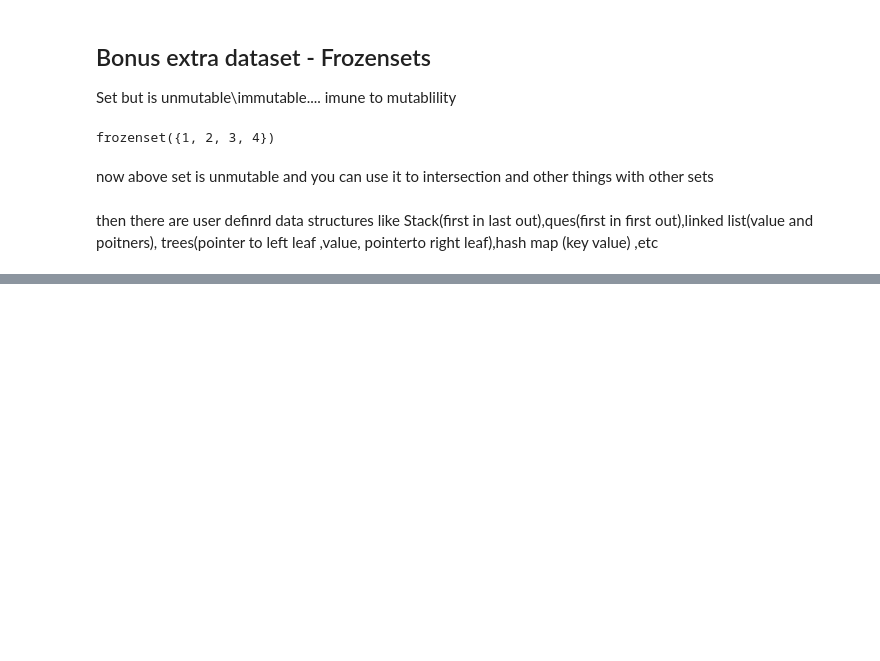
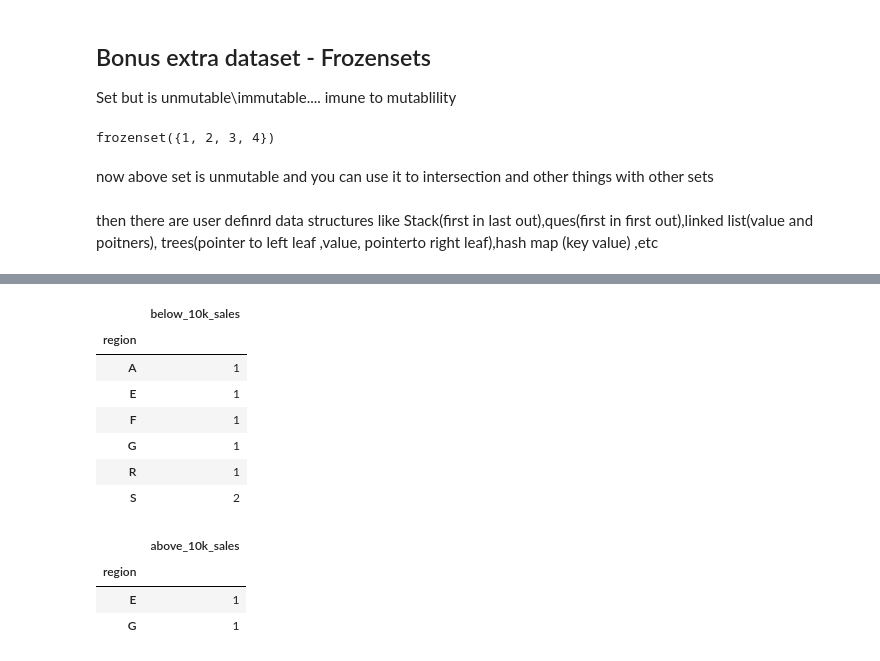
Before and after one commit to Smit131/DS-assignments-python, a Jupyter notebook: Python Basics/SomeBasicThings.ipynb, the cells around one changed output, grey strips where cells are left out. Saved outputs shown, nothing was run; the diff lists cells and outputs as text; code cells hidden in the pictures; blank space fills up the shorter version.

```diff
--- a/Python Basics/SomeBasicThings.ipynb
+++ b/Python Basics/SomeBasicThings.ipynb
@@ -322,0 +451,18 @@ then there are user definrd data structures like Stack(first in last out),ques(f
+# %%
+df[df["below_10k_sales"]==1].loc[:,["region","below_10k_sales"]].groupby("region").sum()
+# %% [output]
+|  | below_10k_sales |
+| region |  |
+| A | 1 |
+| E | 1 |
+| F | 1 |
+| G | 1 |
+| R | 1 |
+| S | 2 |
+# %%
+df[df["above_10k_sales"]==1].loc[:,["region","above_10k_sales"]].groupby("region").sum()
+# %% [output]
+|  | above_10k_sales |
+| region |  |
+| E | 1 |
+| G | 1 |
```
Also changed, not shown: parts of 19 cells of this notebook, 1 other file.
